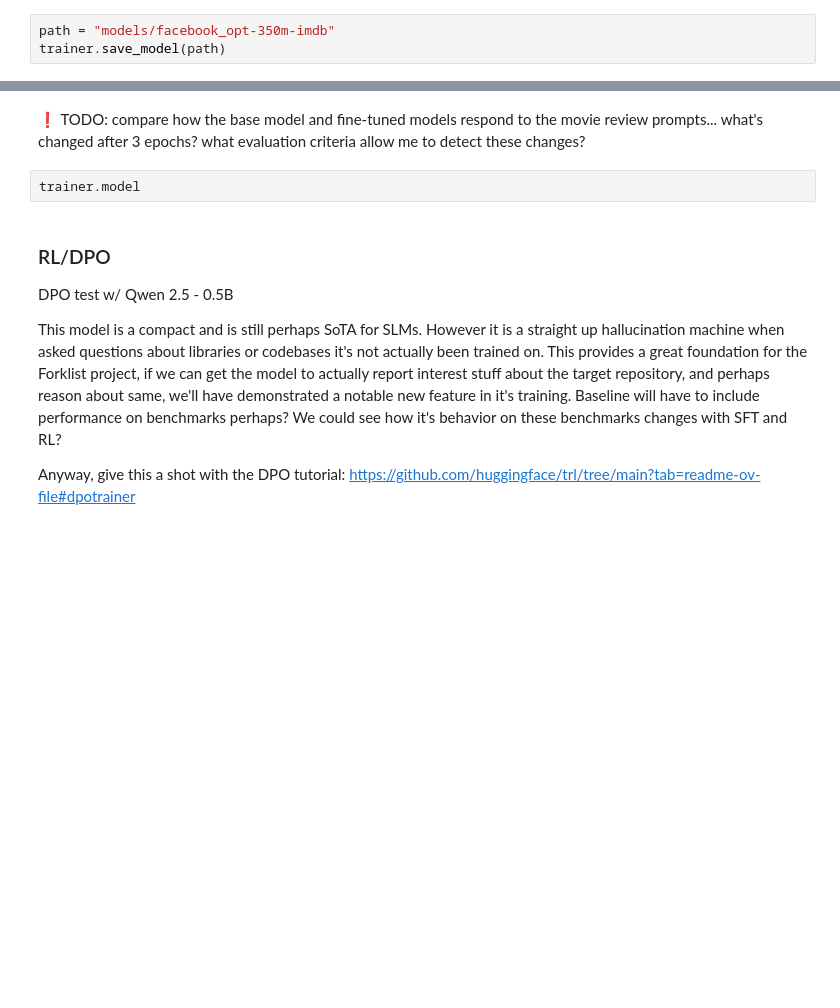
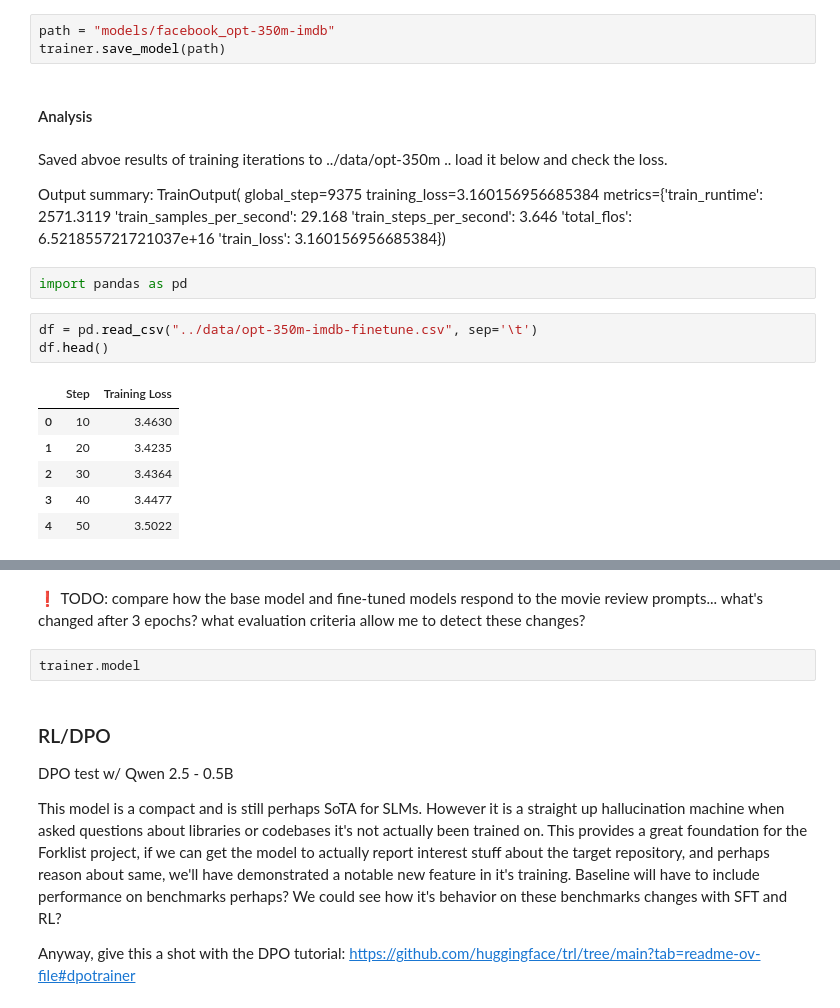
Before and after one commit to auto-d/forklift, a Jupyter notebook: notebooks/experimentation.ipynb, the cells around one changed output, grey strips where cells are left out. Saved outputs shown, nothing was run; the diff lists cells and outputs as text; blank space fills up the shorter version.

```diff
--- a/notebooks/experimentation.ipynb
+++ b/notebooks/experimentation.ipynb
@@ -218,3 +197,29 @@ TrainOutput(global_step=9375, training_loss=3.160156956685384, metrics={'train_r
 # %%
 path = "models/facebook_opt-350m-imdb"
 trainer.save_model(path)
+# %% [markdown]
+#### Analysis
+# %% [markdown]
+Saved abvoe results of training iterations to ../data/opt-350m .. load it below and check the loss.
+
+Output summary:
+TrainOutput(
+    global_step=9375
+    training_loss=3.160156956685384
+    metrics={'train_runtime': 2571.3119
+    'train_samples_per_second': 29.168
+    'train_steps_per_second': 3.646
+    'total_flos': 6.521855721721037e+16
+    'train_loss': 3.160156956685384})
+# %%
+import pandas as pd
+# %%
+df = pd.read_csv("../data/opt-350m-imdb-finetune.csv", sep='\t')
+df.head()
+# %% [output]
+|  | Step | Training Loss |
+| 0 | 10 | 3.4630 |
+| 1 | 20 | 3.4235 |
+| 2 | 30 | 3.4364 |
+| 3 | 40 | 3.4477 |
+| 4 | 50 | 3.5022 |
```
Also changed, not shown: parts of 4 cells of this notebook, 7 other files.
